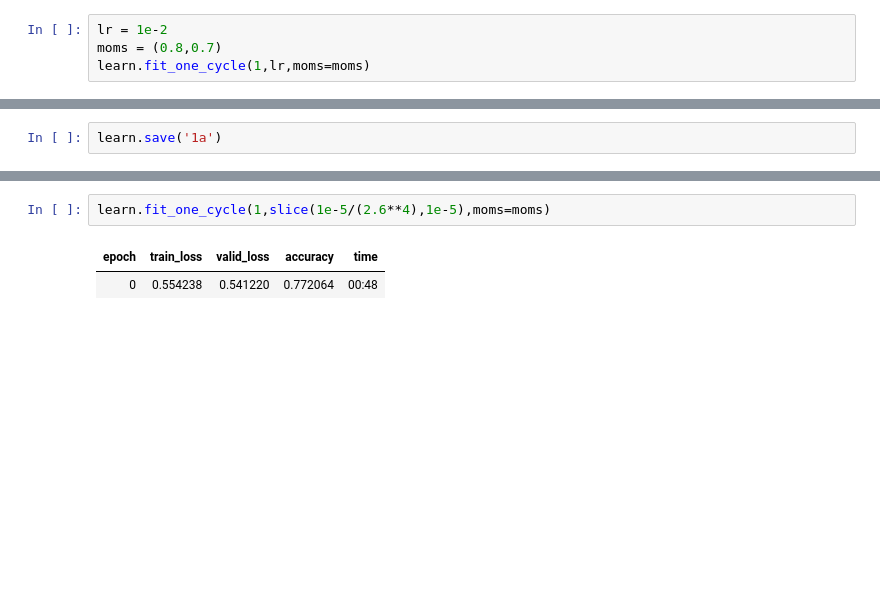
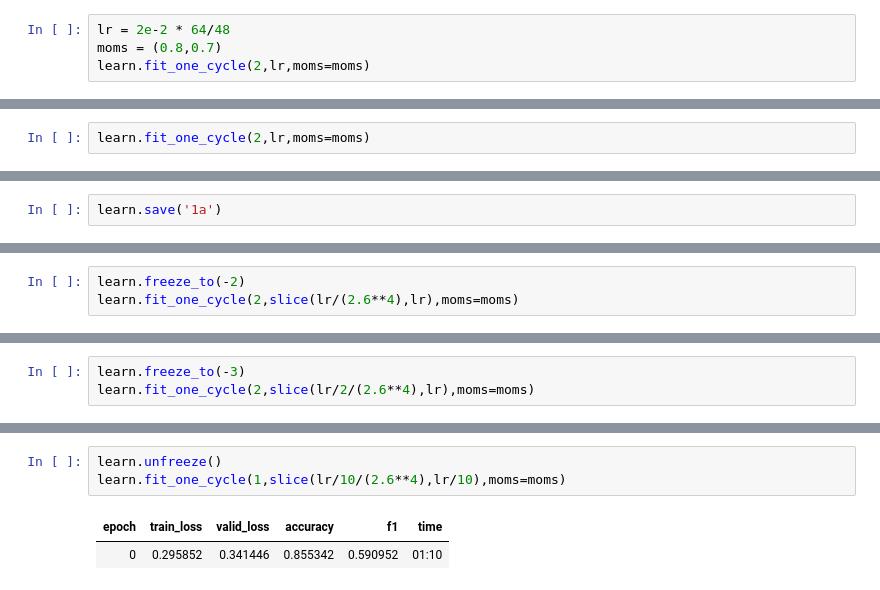
Before and after one commit to heye0507/individualNLPClassifier, a Jupyter notebook: awd_lstm_base_dev.ipynb, the cells around one changed output, grey strips where cells are left out. Cells and saved outputs as stored; diff of their text form; blank space fills up the shorter version.

```diff
--- a/Universal model baseline dev.ipynb
+++ b/awd_lstm_base_dev.ipynb
@@ -393,5 +402,5 @@ Min loss divided by 10: 1.20E-02
 # %%
-lr = 1e-2
+lr = 2e-2 * 64/48
 moms = (0.8,0.7)
-learn.fit_one_cycle(1,lr,moms=moms)
+learn.fit_one_cycle(2,lr,moms=moms)
 # %% [output]
@@ -399,0 +410,2 @@ learn.fit_one_cycle(1,lr,moms=moms)
+# %%
+learn.fit_one_cycle(2,lr,moms=moms)
@@ -411,0 +418,3 @@ Min loss divided by 10: 6.31E-08
+# %%
+learn.freeze_to(-2)
+learn.fit_one_cycle(2,slice(lr/(2.6**4),lr),moms=moms)
@@ -411,0 +425,3 @@ Min loss divided by 10: 6.31E-08
+# %%
+learn.freeze_to(-3)
+learn.fit_one_cycle(2,slice(lr/2/(2.6**4),lr),moms=moms)
@@ -412,5 +450,6 @@ Min loss divided by 10: 6.31E-08
 # %%
-learn.fit_one_cycle(1,slice(1e-5/(2.6**4),1e-5),moms=moms)
+learn.unfreeze()
+learn.fit_one_cycle(1,slice(lr/10/(2.6**4),lr/10),moms=moms)
 # %% [output]
-| epoch | train_loss | valid_loss | accuracy | time |
-| 0 | 0.554238 | 0.541220 | 0.772064 | 00:48 |
+| epoch | train_loss | valid_loss | accuracy | f1 | time |
+| 0 | 0.295852 | 0.341446 | 0.855342 | 0.590952 | 01:10 |
```
Also changed, not shown: parts of 46 cells of this notebook, 1 other file.
